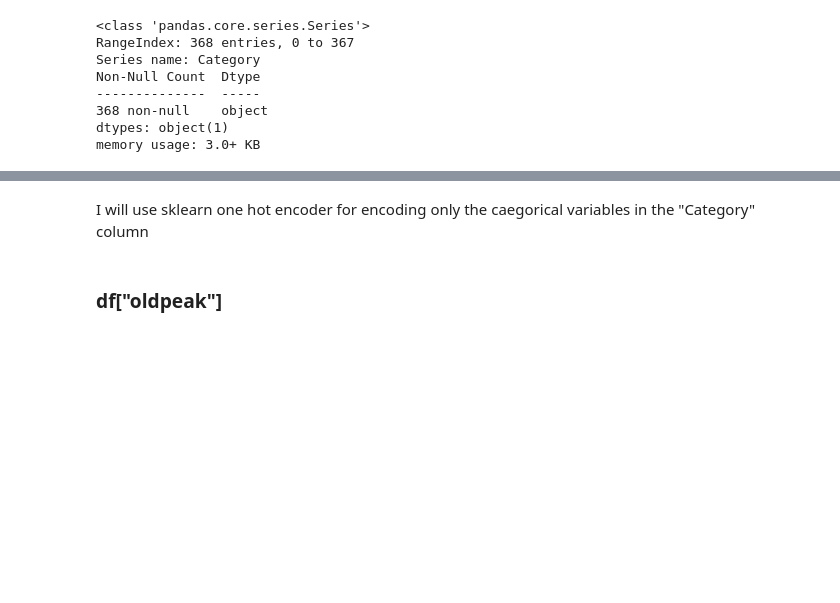
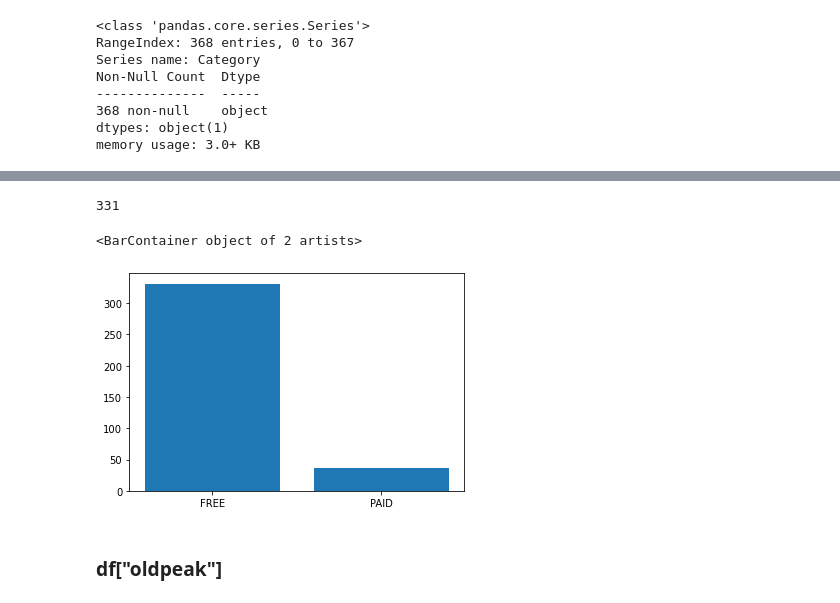
Before and after one commit to mrrkdas/Mini-Projects, a Jupyter notebook: ML Projects/Heart_Disease_Detection.ipynb, the cells around one changed output, grey strips where cells are left out. Cells and saved outputs as stored; diff of their text form; code cells hidden in the pictures; blank space fills up the shorter version.

Commit message:
finally made a bar plot

```diff
--- a/ML Projects/Heart_Disease_Detection.ipynb
+++ b/ML Projects/Heart_Disease_Detection.ipynb
@@ -56,2 +51,0 @@ memory usage: 3.0+ KB
-# %% [markdown]
-I will use sklearn one hot encoder for encoding only the caegorical variables in the "Category" column
@@ -64,3 +52,17 @@ ohe = OneHotEncoder()
+# %%
+paid = (df["Category"].values == "PAID").sum()
+free = (df["Category"].values == "FREE").sum()
+
+print(free)
+names = ["FREE", "PAID"]
+values = [free, paid]
+# %% [output]
+331
+# %%
+plt.bar(names,values)
+# %% [output]
+<BarContainer object of 2 artists>
+[figure, added]
 # %% [markdown]
 ### df["oldpeak"]
 # %%
```
Also changed, not shown: parts of 4 cells of this notebook.
